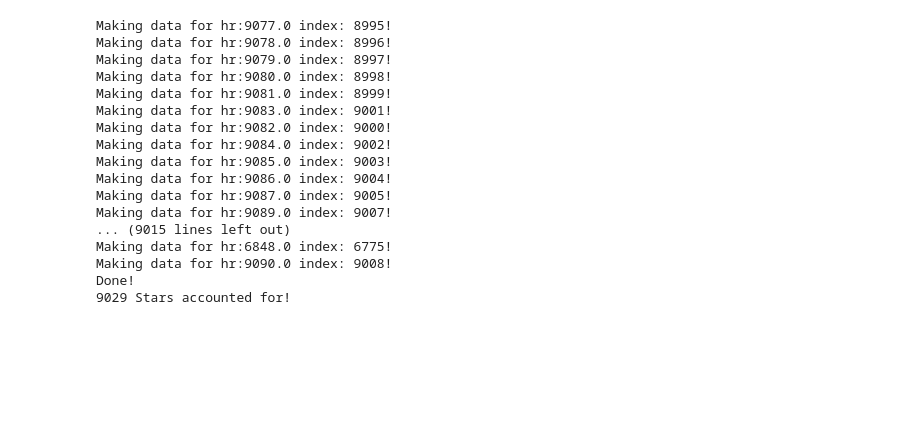
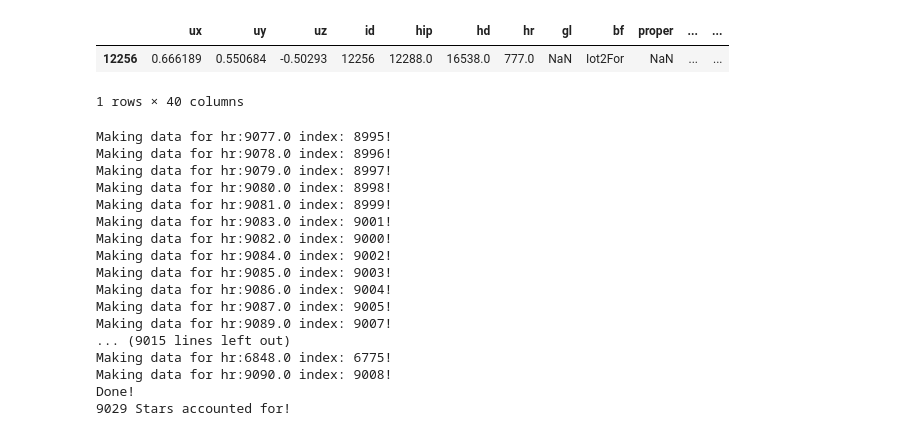
Before and after one commit to kaden-123/ml_star_tracker_algs, a Jupyter notebook: gen.ipynb, the cells around one changed output. Saved outputs shown, nothing was run; the diff lists cells and outputs as text; code cells hidden in the pictures; blank space fills up the shorter version.

```diff
--- a/gen.ipynb
+++ b/gen.ipynb
@@ -52,12 +55,23 @@ def make_samples(cam, n_bin, drop_rate, add_rate,
 # %%
 seed = 1
 random.seed(seed)
 
 data_path = "./hygdata_v42.csv"
 data = pd.read_csv(data_path)
 data.drop_duplicates(subset="hr", inplace=True)
 mask = data["hr"].notna()
 cam = Camera(data[mask])
+label = 777
+cam.id_point(label, 0)
+res = [360, 360]
+focal = 671
+coords = cam.create_centroids(focal, res, None, None)
+mask = coords["hr"] == 777
+coords[mask]
+# %% [output]
+|  | ux | uy | uz | id | hip | hd | hr | gl | bf | proper | ... | ... |
+| 12256 | 0.666189 | 0.550684 | -0.50293 | 12256 | 12288.0 | 16538.0 | 777.0 | NaN | Iot2For | NaN | ... | ... |
+1 rows × 40 columns
 # %%
 #some hr ids are missing so indexes are not necessarily correct
 unique_hr_ids = sorted(set(hr for hr in data["hr"]))
```
Also changed, not shown: parts of 1 cell of this notebook.
